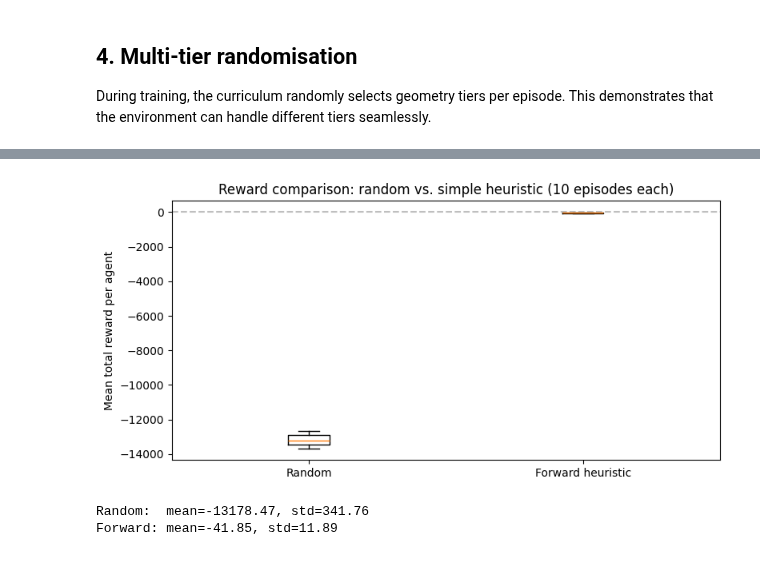
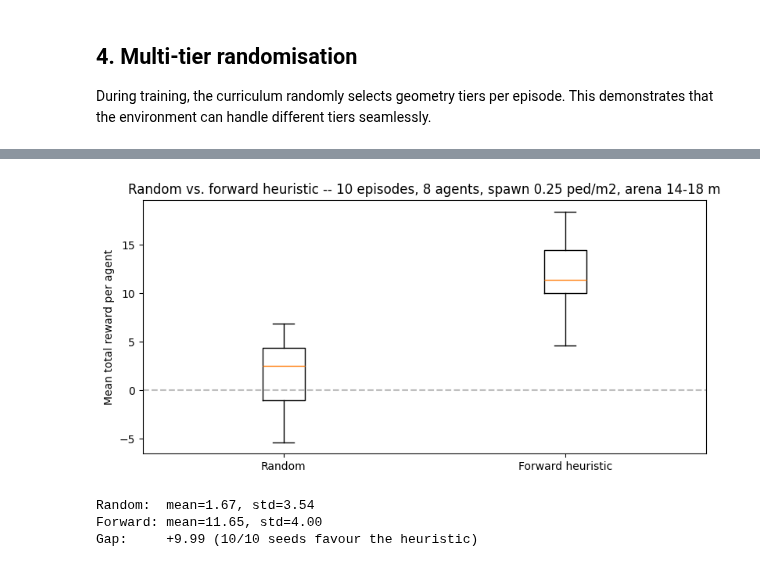
Before and after one commit to FabianPlum/CrowdRL, a Jupyter notebook: examples/04_gymnasium_env.ipynb, the cells around one changed output, grey strips where cells are left out. Drawn from its saved outputs; the diff is of its cells as text; code cells hidden in the pictures.

```diff
--- a/examples/04_gymnasium_env.ipynb
+++ b/examples/04_gymnasium_env.ipynb
@@ -210,50 +253,67 @@ Compare reward distributions between random actions and simple goal-seeking heur
 # %%
+# Reuses scenario_config from section 5. Change the scenario there, not here.
+EPISODE_SEEDS = range(10)   # one episode per seed
+POLICY_SEED = 0             # seeds the random baseline so the figure reproduces
+
+
 def run_episode(env, policy_fn, seed=0):
     """Run one episode, return per-agent total rewards."""
     obs, _ = env.reset(seed=seed)
     total_r = np.zeros(env.n_agents)
     for _ in range(env.config.max_steps):
         actions = policy_fn(obs, env.n_agents, env.config.action.action_dim)
         obs, rewards, terminated, truncated, info = env.step(actions)
         total_r += rewards
         if info["episode_over"]:
             break
     return total_r
 
 
+# Seeded once for the whole comparison: an unseeded generator here made the
+# random-vs-heuristic gap wobble between runs, which is the opposite of what a
+# reference comparison should do.
+_policy_rng = np.random.default_rng(POLICY_SEED)
+
+
 def random_policy(obs, n, adim):
-    return np.random.default_rng().uniform(-1, 1, (n, adim))
+    return _policy_rng.uniform(-1, 1, (n, adim))
 
 
 def forward_policy(obs, n, adim):
-    """Simple heuristic: move forward at moderate speed."""
+    """Simple heuristic: move forward at moderate speed.
+
+    Open loop -- it never reads obs. Agents are initialised facing their first
+    waypoint, so moving forward makes progress until something deflects them.
+    """
     actions = np.zeros((n, adim))
     actions[:, 0] = 0.5  # Moderate forward speed
     return actions
 
 
-eval_config = CrowdEnvConfig(
-    geometry=GeometryConfig(tier=GeometryTier.TIER_0, min_side=10.0, max_side=12.0),
-    spawn=SpawnConfig(n_agents_range=(8, 8)),
-    reward=RewardConfig(use_smoothness=True),
-    max_steps=200,
-)
-eval_env = CrowdEnv(config=eval_config)
+eval_env = CrowdEnv(config=scenario_config)
 
-random_rewards = [run_episode(eval_env, random_policy, seed=s).mean() for s in range(10)]
-forward_rewards = [run_episode(eval_env, forward_policy, seed=s).mean() for s in range(10)]
+random_rewards = [run_episode(eval_env, random_policy, seed=s).mean() for s in EPISODE_SEEDS]
+forward_rewards = [run_episode(eval_env, forward_policy, seed=s).mean() for s in EPISODE_SEEDS]
 
 fig, ax = plt.subplots(figsize=(8, 4))
-ax.boxplot([random_rewards, forward_rewards], labels=["Random", "Forward heuristic"])
+ax.boxplot([random_rewards, forward_rewards], tick_labels=["Random", "Forward heuristic"])
 ax.set_ylabel("Mean total reward per agent")
-ax.set_title("Reward comparison: random vs. simple heuristic (10 episodes each)")
+ax.set_title(
+    f"Random vs. forward heuristic -- {len(list(EPISODE_SEEDS))} episodes, "
+    f"{N_AGENTS} agents, spawn {SPAWN_DENSITY} ped/m2, "
+    f"arena {ARENA_SIDE[0]:.0f}-{ARENA_SIDE[1]:.0f} m"
+)
 ax.axhline(0, color="gray", linestyle="--", alpha=0.5)
 plt.tight_layout()
 plt.show()
 
 print(f"Random:  mean={np.mean(random_rewards):.2f}, std={np.std(random_rewards):.2f}")
 print(f"Forward: mean={np.mean(forward_rewards):.2f}, std={np.std(forward_rewards):.2f}")
+print(f"Gap:     {np.mean(forward_rewards) - np.mean(random_rewards):+.2f} "
+      f"({sum(f > r for f, r in zip(forward_rewards, random_rewards))}"
+      f"/{len(forward_rewards)} seeds favour the heuristic)")
 # %% [output]
-[figure, old version]
+[figure, new version]
-Random:  mean=-13178.47, std=341.76
-Forward: mean=-41.85, std=11.89
+Random:  mean=1.67, std=3.54
+Forward: mean=11.65, std=4.00
+Gap:     +9.99 (10/10 seeds favour the heuristic)
```
Also changed, not shown: parts of 16 cells of this notebook.
